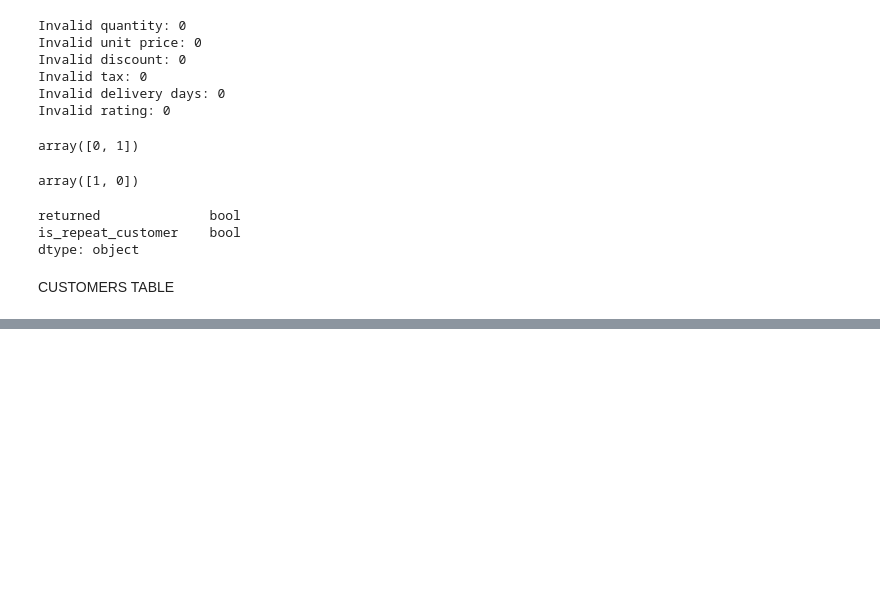
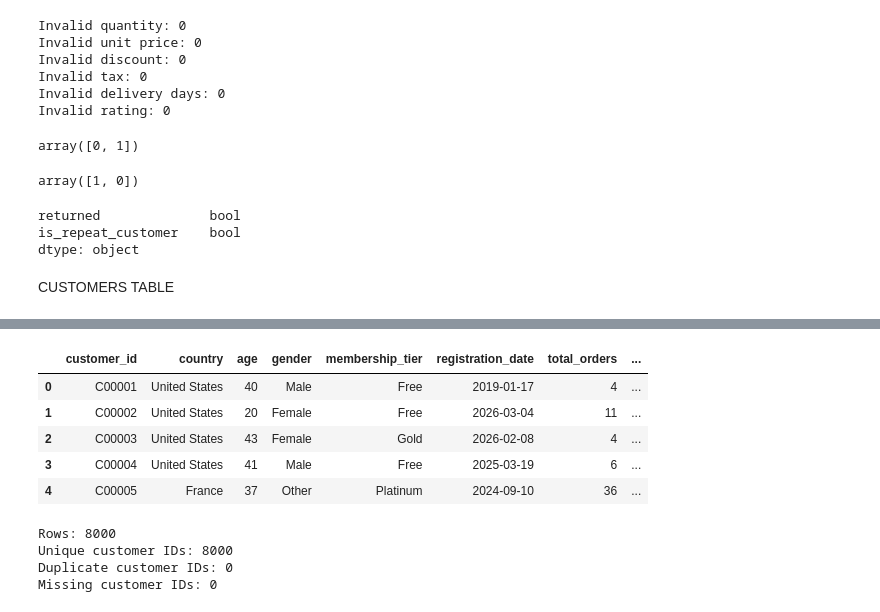
Before and after one commit to avetisyanna/ecommerce-customer-intelligence, a Jupyter notebook: notebooks/02_data_cleaning.ipynb, the cells around one changed output, grey strips where cells are left out. Cells and saved outputs as stored; diff of their text form; code cells hidden in the pictures; blank space fills up the shorter version.

```diff
--- a/notebooks/02_data_cleaning.ipynb
+++ b/notebooks/02_data_cleaning.ipynb
@@ -275,0 +323,19 @@ CUSTOMERS TABLE
+# %%
+customers_clean.head()
+# %% [output]
+|  | customer_id | country | age | gender | membership_tier | registration_date | total_orders | ... |
+| 0 | C00001 | United States | 40 | Male | Free | 2019-01-17 | 4 | ... |
+| 1 | C00002 | United States | 20 | Female | Free | 2026-03-04 | 11 | ... |
+| 2 | C00003 | United States | 43 | Female | Gold | 2026-02-08 | 4 | ... |
+| 3 | C00004 | United States | 41 | Male | Free | 2025-03-19 | 6 | ... |
+| 4 | C00005 | France | 37 | Other | Platinum | 2024-09-10 | 36 | ... |
+# %%
+print("Rows:", len(customers_clean))
+print("Unique customer IDs:", customers_clean["customer_id"].nunique())
+print("Duplicate customer IDs:", customers_clean["customer_id"].duplicated().sum())
+print("Missing customer IDs:", customers_clean["customer_id"].isna().sum())
+# %% [output]
+Rows: 8000
+Unique customer IDs: 8000
+Duplicate customer IDs: 0
+Missing customer IDs: 0
```
Also changed, not shown: parts of 20 cells of this notebook.
